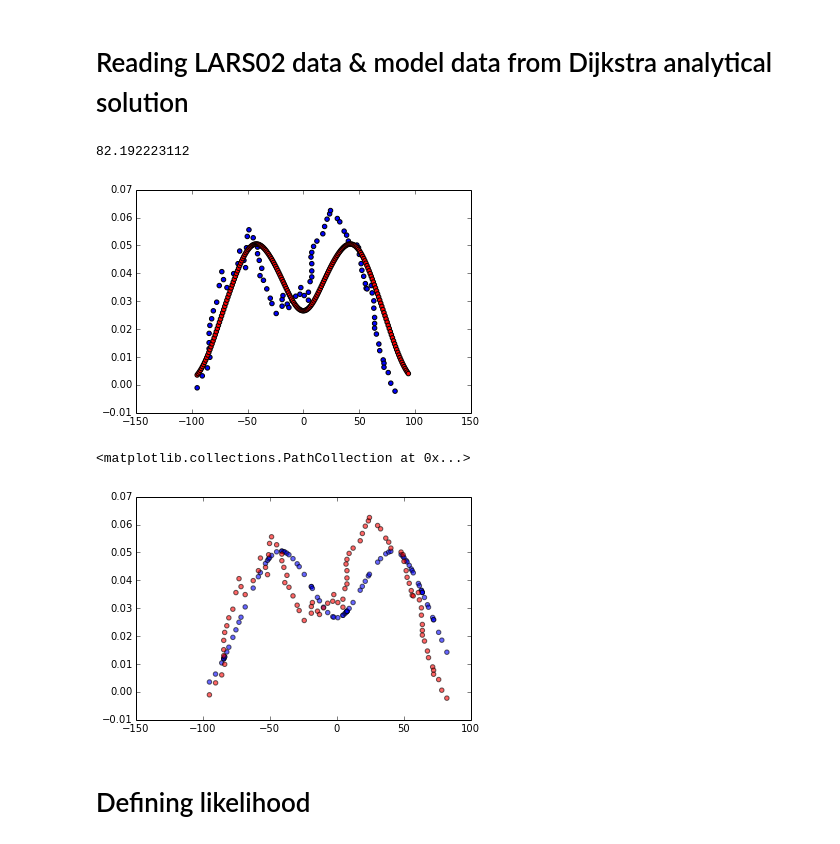
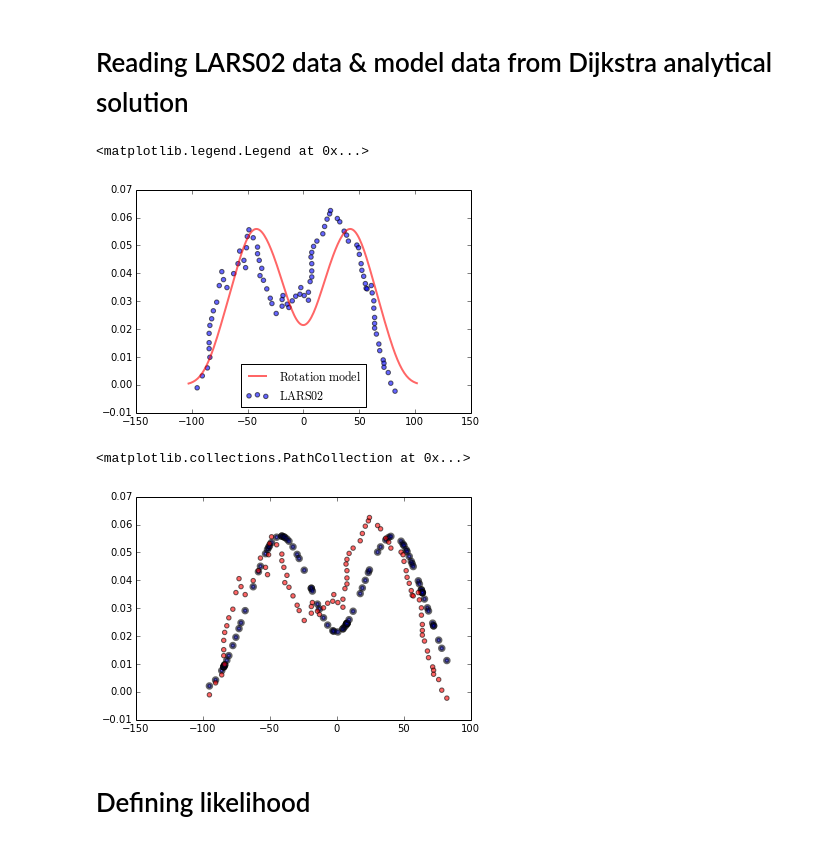
Before and after one commit to jngaravitoc/Lya-MCMC, a Jupyter notebook: code/MCMC_fit.ipynb, the cells around one changed output. Drawn from its saved outputs; the diff is of its cells as text; code cells hidden in the pictures.

```diff
--- a/code/MCMC_fit.ipynb
+++ b/code/MCMC_fit.ipynb
@@ -8,20 +10,20 @@ Populating the interactive namespace from numpy and matplotlib
 # %%
 LARS = np.loadtxt("../data/LARS2.txt")
 x = LARS[:-17,0]# -17 para no tomar el ruido despues de la linea en las obs
 y_0 = LARS[:-17,1]/1.1E2
 z = 0.029836
 c =  299792.458
 x_0 = x - c*z
 model = np.loadtxt("model.dat")
 x_t = model[:,0]*12.85
 y_t = model[:,1]
 
-scatter(x_0, y_0)
-scatter(x_t, y_t, c='r')
-print max(x_0)
+scatter(x_0, y_0, alpha=0.6, label="$\mathrm{LARS 02}$")
+plot(x_t, y_t, c='r', alpha=0.6, label="$\mathrm{Rotation\ model}$", lw=2)
+legend(loc="best", fontsize=12)
 # %% [output]
-82.192223112
+<matplotlib.legend.Legend at 0x...>
-[figure, old version]
+[figure, new version]
 # %%
 def teo_obs(x_t_, y_t, x_0):
     f = interp1d(x_t, y_t, kind="linear")
@@ -47,9 +34,10 @@ def teo_obs(x_t_, y_t, x_0):
 # %%
-scatter(X_r, Y_r, alpha=0.6)
+X_r, Y_r = teo_obs(x_t, y_t,x_0 )
+scatter(X_r, Y_r, alpha=0.6, lw=3)
 scatter(x_0, y_0, c='r', alpha=0.6)
 # %% [output]
 <matplotlib.collections.PathCollection at 0x...>
-[figure, old version]
+[figure, new version]
 # %% [markdown]
 # Defining likelihood
 # %%
```
Also changed, not shown: parts of 11 cells of this notebook, 2 other files.
